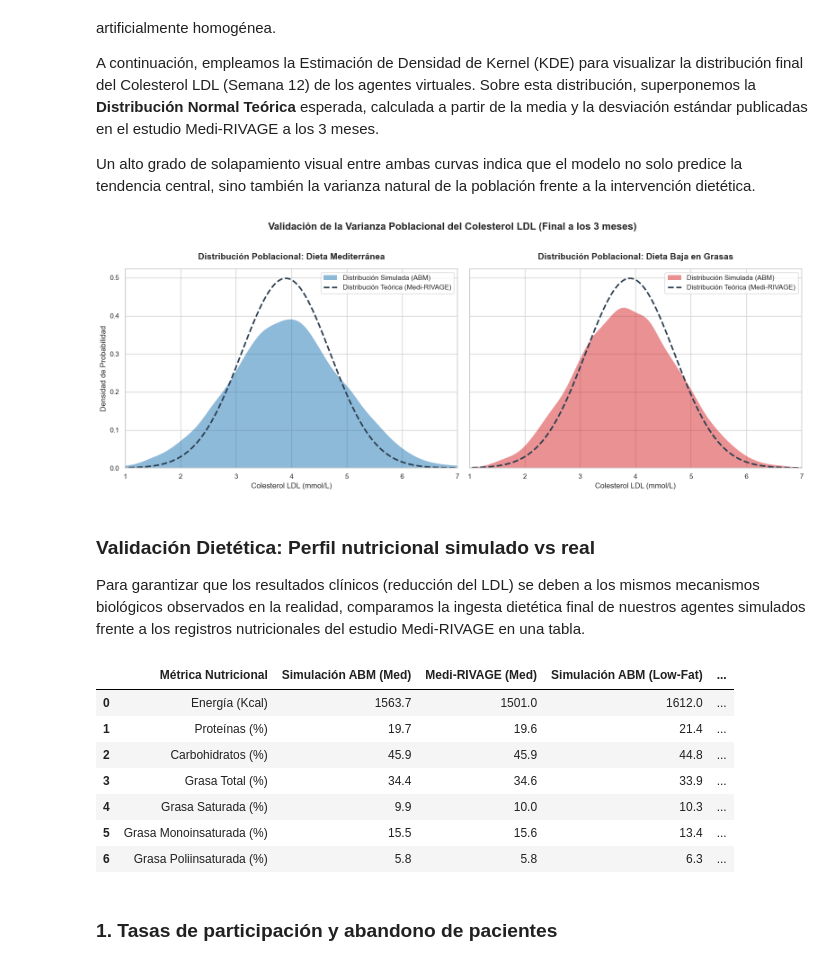
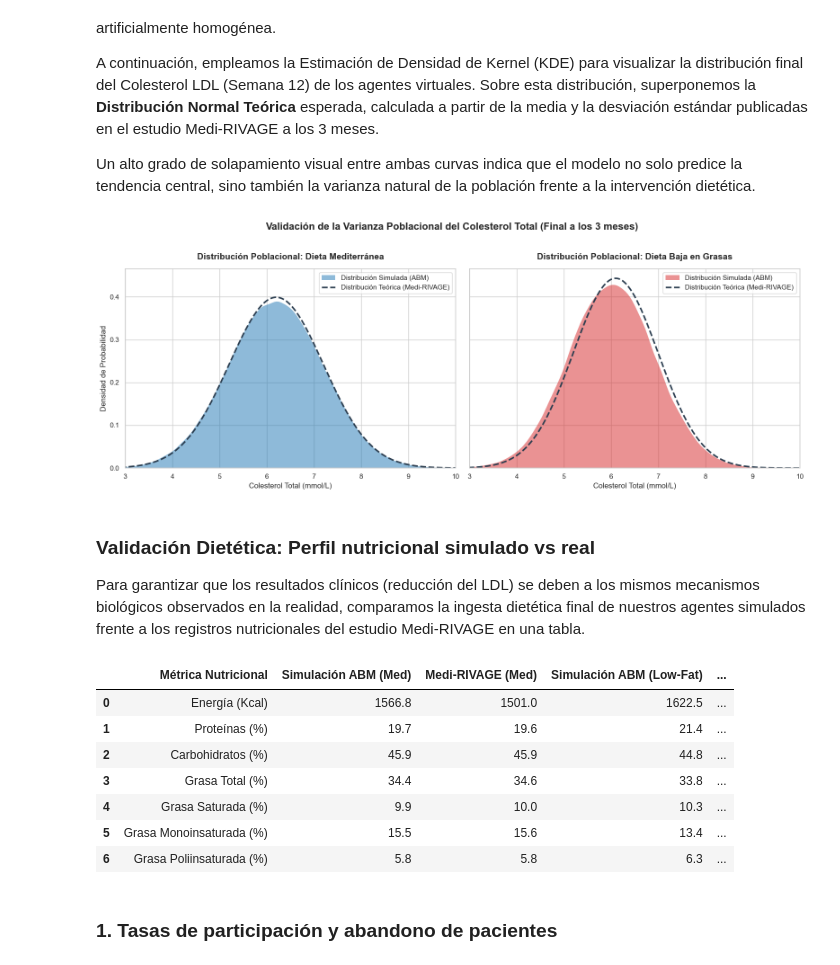
Before and after one commit to alexxgonzalezz/TFG_CardiovascularABM, a Jupyter notebook: analysis/analisisResultados.ipynb, the cells around one changed output. Drawn from its saved outputs; the diff is of its cells as text; code cells hidden in the pictures.

```diff
--- a/analysis/analisisResultados.ipynb
+++ b/analysis/analisisResultados.ipynb
@@ -29,7 +29,7 @@ Dado que el modelo incluye variables estocásticas (ruido estadístico en la ing
 Para solucionar esto, aplicamos el método **Montecarlo**, ejecutando el modelo múltiples veces para obtener una muestra representativa del comportamiento poblacional. Definimos entonces un total de 100 simulaciones independientes: cada iteración instanciará 212 pacientes completamente nuevos que irán registrando datos de ingesta y de evolución de biomarcadores a lo largo de 12 semanas. Finalmente, se concatenarán todos los datos en un único *DataFrame* que contendrá el historial completo de los 21200 pacientes simulados.
 # %%
 # 1. Configuración de la simulación (100 iteraciones)
-NUM_SIMULACIONES = 100
+NUM_SIMULACIONES = 1000
 SEMANAS = 12
 
 # Lista vacía para almacenar resultados de cada simulación
@@ -42,17 +42,17 @@ pd.options.display.float_format = '{:.2f}'.format
 print(f"Iniciando {NUM_SIMULACIONES} simulaciones independientes de ingesta nutricional y evolución de biomarcadores...")
 
 for sim in tqdm(range(NUM_SIMULACIONES)):
-    modelo = CardioModel(num_pacientes=settings.NUM_PACIENTES)
+    modelo = CardioModel(num_pacientes = settings.NUM_PACIENTES)
 
     # Ejecutar 12 semanas
-    for _ in range(SEMANAS):
+    for i in range(SEMANAS):
         modelo.step()
 
     # Extraer los datos de la simulación
     df_simulacion = modelo.datacollector.get_agent_vars_dataframe()
 
     # Añadir una columna para saber a qué simulación pertenecen estos datos
-    df_simulacion['Num_Simulacion'] = sim
+    df_simulacion['Nº Simulación'] = sim
 
     # Guardar en lista creada previamente
     resultados.append(df_simulacion)
@@ -256,51 +253,51 @@ mu_estudio_lf = medi_rivage['LF_Fin']['media']
 std_estudio_lf = medi_rivage['LF_Fin']['std']
 
 # Extraemos la serie de datos completa de todos los pacientes en la semana 12
-sim_med_fin = df_final[df_final['Grupo'] == 'Mediterránea']['Colesterol_LDL']
-sim_lowfat_fin = df_final[df_final['Grupo'] == 'Baja en Grasas']['Colesterol_LDL']
+sim_med_fin = df_final[df_final['Dieta'] == 'Mediterránea']['Colesterol Total']
+sim_lowfat_fin = df_final[df_final['Dieta'] == 'Baja en Grasas']['Colesterol Total']
 
 # 2. Configurar la figura en dos gráficos
 sns.set_theme(style="whitegrid")
 fig, (ax1, ax2) = plt.subplots(1, 2, figsize=(16, 6), sharey=True)
-x_axis = np.linspace(0, 8, 1000)
+x_axis = np.linspace(0, 10, 1000)
 
 # ==========================================================
 # GRÁFICO 1: Dieta Mediterránea
 # ==========================================================
 # A. Curva de los pacientes simulados (KDE sombreado)
 sns.kdeplot(sim_med_fin, ax=ax1, fill=True, color='#1f77b4', alpha=0.5, label='Distribución Simulada (ABM)', linewidth=0)
 
 # B. Campana de Gauss Teórica del Estudio (Línea punteada)
 curva_teorica_med = norm.pdf(x_axis, mu_estudio_med, std_estudio_med)
 ax1.plot(x_axis, curva_teorica_med, color='#2c3e50', linestyle='--', linewidth=2.5, label='Distribución Teórica (Medi-RIVAGE)')
 
 ax1.set_title('Distribución Poblacional: Dieta Mediterránea', fontsize=14, fontweight='bold', pad=15)
-ax1.set_xlabel('Colesterol LDL (mmol/L)', fontsize=12)
+ax1.set_xlabel('Colesterol Total (mmol/L)', fontsize=12)
 ax1.set_ylabel('Densidad de Probabilidad', fontsize=12)
-ax1.set_xlim(1, 7)
+ax1.set_xlim(3, 10)
 ax1.legend(loc='upper right', frameon=True)
 
 # ==========================================================
 # GRÁFICO 2: Dieta Baja en Grasas
 # ==========================================================
 # A. Curva de los pacientes simulados (KDE sombreado)
 sns.kdeplot(sim_lowfat_fin, ax=ax2, fill=True, color='#d62728', alpha=0.5, label='Distribución Simulada (ABM)', linewidth=0)
 
 # B. Campana de Gauss Teórica del Estudio (Línea punteada)
 curva_teorica_lf = norm.pdf(x_axis, mu_estudio_lf, std_estudio_lf)
 ax2.plot(x_axis, curva_teorica_lf, color='#2c3e50', linestyle='--', linewidth=2.5, label='Distribución Teórica (Medi-RIVAGE)')
 
 ax2.set_title('Distribución Poblacional: Dieta Baja en Grasas', fontsize=14, fontweight='bold', pad=15)
-ax2.set_xlabel('Colesterol LDL (mmol/L)', fontsize=12)
-ax2.set_xlim(1, 7)
+ax2.set_xlabel('Colesterol Total (mmol/L)', fontsize=12)
+ax2.set_xlim(3, 10)
 ax2.legend(loc='upper right', frameon=True)
 
 # Título y mostrar
-plt.suptitle('Validación de la Varianza Poblacional del Colesterol LDL (Final a los 3 meses)', fontsize=16, fontweight='bold', y=1.02)
+plt.suptitle('Validación de la Varianza Poblacional del Colesterol Total (Final a los 3 meses)', fontsize=16, fontweight='bold', y=1.02)
 plt.tight_layout()
 plt.show()
 # %% [output]
-[figure, old version]
+[figure, new version]
 # %% [markdown]
 ### Validación Dietética: Perfil nutricional simulado vs real
 
@@ -311,10 +308,10 @@ df_nutricion = df_final.copy()
 # 1. Convertimos los gramos a Kcal y calculamos el % de la energía total para cada agente
 df_nutricion['Kcal_Prot'] = df_nutricion['Proteínas'] * 4.0
 df_nutricion['Kcal_Carb'] = df_nutricion['Carbohidratos'] * 4.0
-df_nutricion['Kcal_Grasa'] = df_nutricion['Grasa_Total_g'] * 9.0
-df_nutricion['Kcal_Sat'] = df_nutricion['Grasa_Sat_g'] * 9.0
-df_nutricion['Kcal_Mono'] = df_nutricion['Grasa_Mono_g'] * 9.0
-df_nutricion['Kcal_Poli'] = df_nutricion['Grasa_Poli_g'] * 9.0
+df_nutricion['Kcal_Grasa'] = df_nutricion['Grasas Totales'] * 9.0
+df_nutricion['Kcal_Sat'] = df_nutricion['Saturadas'] * 9.0
+df_nutricion['Kcal_Mono'] = df_nutricion['Monoinsaturadas'] * 9.0
+df_nutricion['Kcal_Poli'] = df_nutricion['Poliinsaturadas'] * 9.0
 
 # Calculamos los porcentajes relativos
 df_nutricion['% Proteínas'] = (df_nutricion['Kcal_Prot'] / df_nutricion['Calorías']) * 100
@@ -325,7 +322,7 @@ df_nutricion['% Grasa Mono'] = (df_nutricion['Kcal_Mono'] / df_nutricion['Calor
 df_nutricion['% Grasa Poli'] = (df_nutricion['Kcal_Poli'] / df_nutricion['Calorías']) * 100
 
 # 2. Extraemos las medias agrupadas por Dieta en la Simulación
-medias_sim = df_nutricion.groupby('Grupo')[['Calorías', '% Proteínas', '% Carbohidratos',
+medias_sim = df_nutricion.groupby('Dieta')[['Calorías', '% Proteínas', '% Carbohidratos',
                                             '% Grasa Total', '% Grasa Sat', '% Grasa Mono', '% Grasa Poli']].mean()
 
 # 3. Diccionario con los datos empíricos del ESTUDIO MEDI-RIVAGE
@@ -376,21 +373,12 @@ for col in cols_numericas:
 
 # Mostrar la tabla final
 display(df_tabla_cruzada)
-
-
-# # Mostrar la tabla final
-# print("=========================================================================================")
-# print(" VALIDACIÓN NUTRICIONAL: PERFIL DIETÉTICO FINAL (SIMULACIÓN VS ESTUDIO CLÍNICO)")
-# print("=========================================================================================")
-# display(df_tabla_cruzada.style.set_properties(**{'text-align': 'center'}).set_table_styles(
-#     [{'selector': 'th', 'props': [('text-align', 'center'), ('background-color', '#f2f2f2')]}]
-# ))
 # %% [output]
 |  | Métrica Nutricional | Simulación ABM (Med) | Medi-RIVAGE (Med) | Simulación ABM (Low-Fat) | ... |
-| 0 | Energía (Kcal) | 1563.7 | 1501.0 | 1612.0 | ... |
+| 0 | Energía (Kcal) | 1566.8 | 1501.0 | 1622.5 | ... |
 | 1 | Proteínas (%) | 19.7 | 19.6 | 21.4 | ... |
 | 2 | Carbohidratos (%) | 45.9 | 45.9 | 44.8 | ... |
-| 3 | Grasa Total (%) | 34.4 | 34.6 | 33.9 | ... |
+| 3 | Grasa Total (%) | 34.4 | 34.6 | 33.8 | ... |
 | 4 | Grasa Saturada (%) | 9.9 | 10.0 | 10.3 | ... |
 | 5 | Grasa Monoinsaturada (%) | 15.5 | 15.6 | 13.4 | ... |
 | 6 | Grasa Poliinsaturada (%) | 5.8 | 5.8 | 6.3 | ... |
```
Also changed, not shown: parts of 16 cells of this notebook, 4 other files.
